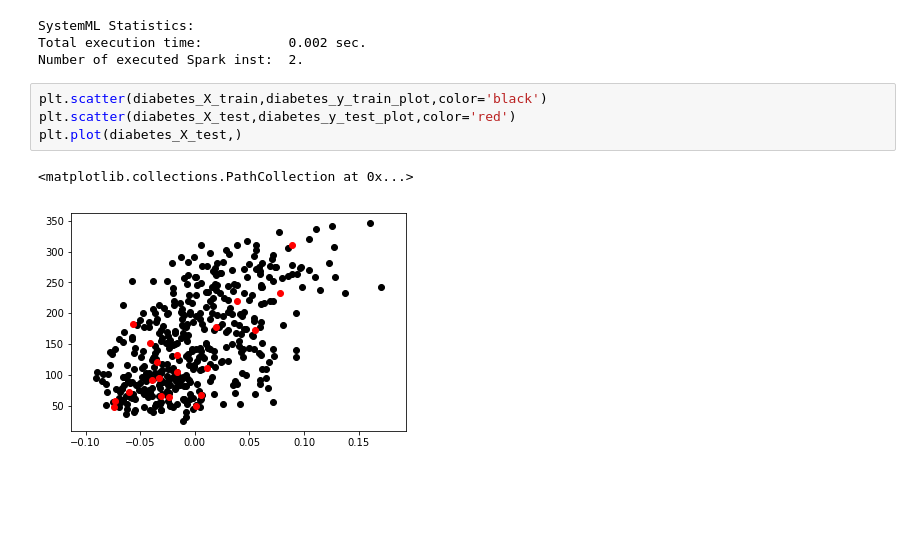
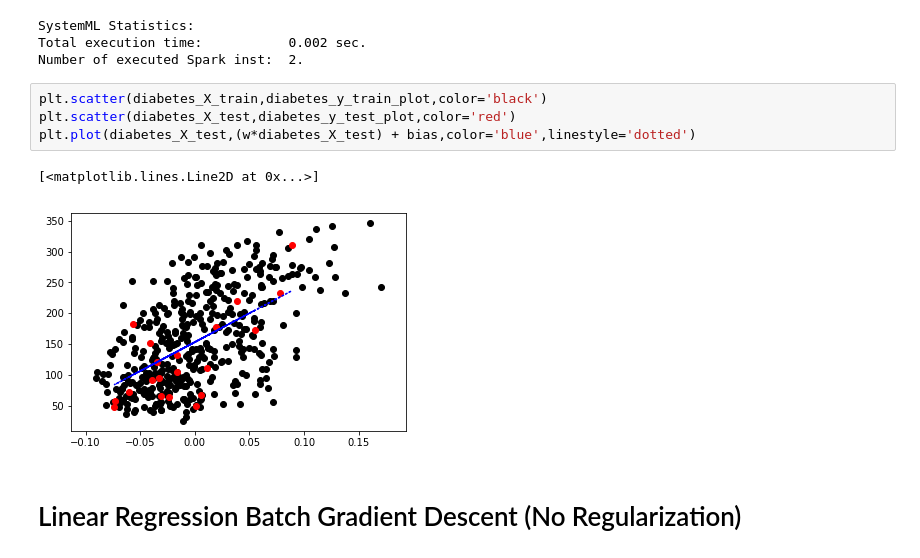
Before and after one commit to ArvindSai/Advanced-ML-and-Signal-Processing-Final, a Jupyter notebook: Linear Regression using System ML.ipynb, the cells around one changed output. Saved outputs shown, nothing was run; the diff lists cells and outputs as text; blank space fills up the shorter version.

```diff
--- a/Linear Regression using System ML.ipynb
+++ b/Linear Regression using System ML.ipynb
@@ -107,7 +107,9 @@ Number of executed Spark inst:  2.
 # %%
 plt.scatter(diabetes_X_train,diabetes_y_train_plot,color='black')
 plt.scatter(diabetes_X_test,diabetes_y_test_plot,color='red')
-plt.plot(diabetes_X_test,)
+plt.plot(diabetes_X_test,(w*diabetes_X_test) + bias,color='blue',linestyle='dotted')
 # %% [output]
-<matplotlib.collections.PathCollection at 0x...>
+[<matplotlib.lines.Line2D at 0x...>]
-[figure, old version]
+[figure, new version]
+# %% [markdown]
+# Linear Regression Batch Gradient Descent (No Regularization)
```
